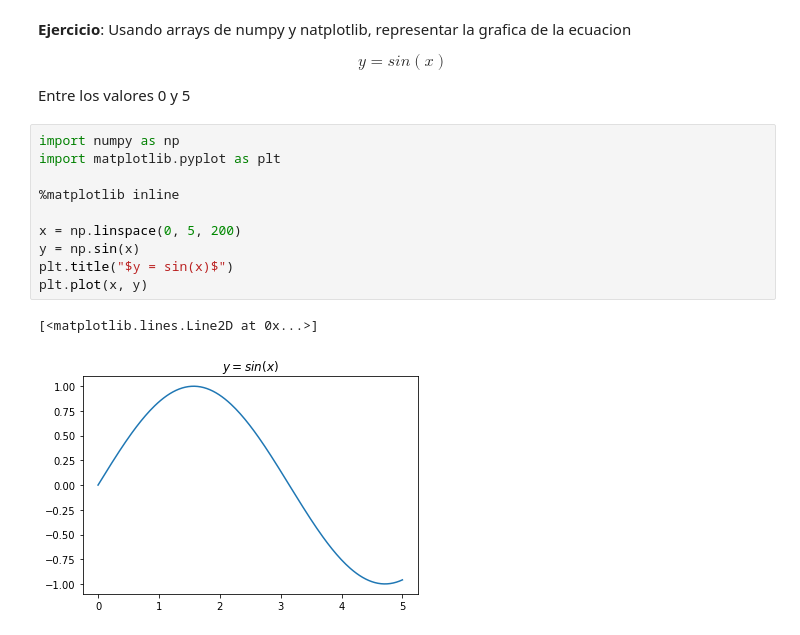
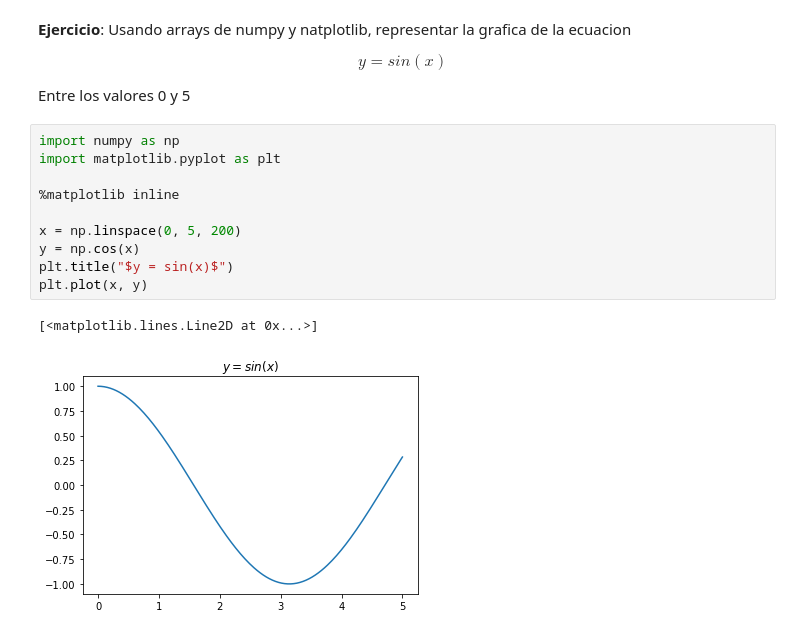
Before and after one commit to pythoncanarias/eoi, a Jupyter notebook: 05-libs/external/numpy/numpy.ipynb, the cells around one changed output. Drawn from its saved outputs; the diff is of its cells as text.

```diff
--- a/05-libs/external/numpy/numpy.ipynb
+++ b/05-libs/external/numpy/numpy.ipynb
@@ -343,13 +399,13 @@ Entre los valores 0 y 5
 # %%
 import numpy as np
 import matplotlib.pyplot as plt
 
 %matplotlib inline
 
 x = np.linspace(0, 5, 200)
-y = np.sin(x)
+y = np.cos(x)
 plt.title("$y = sin(x)$")
 plt.plot(x, y)
 # %% [output]
 [<matplotlib.lines.Line2D at 0x...>]
-[figure, old version]
+[figure, new version]
```
Also changed, not shown: parts of 29 cells of this notebook, 3 other files.
